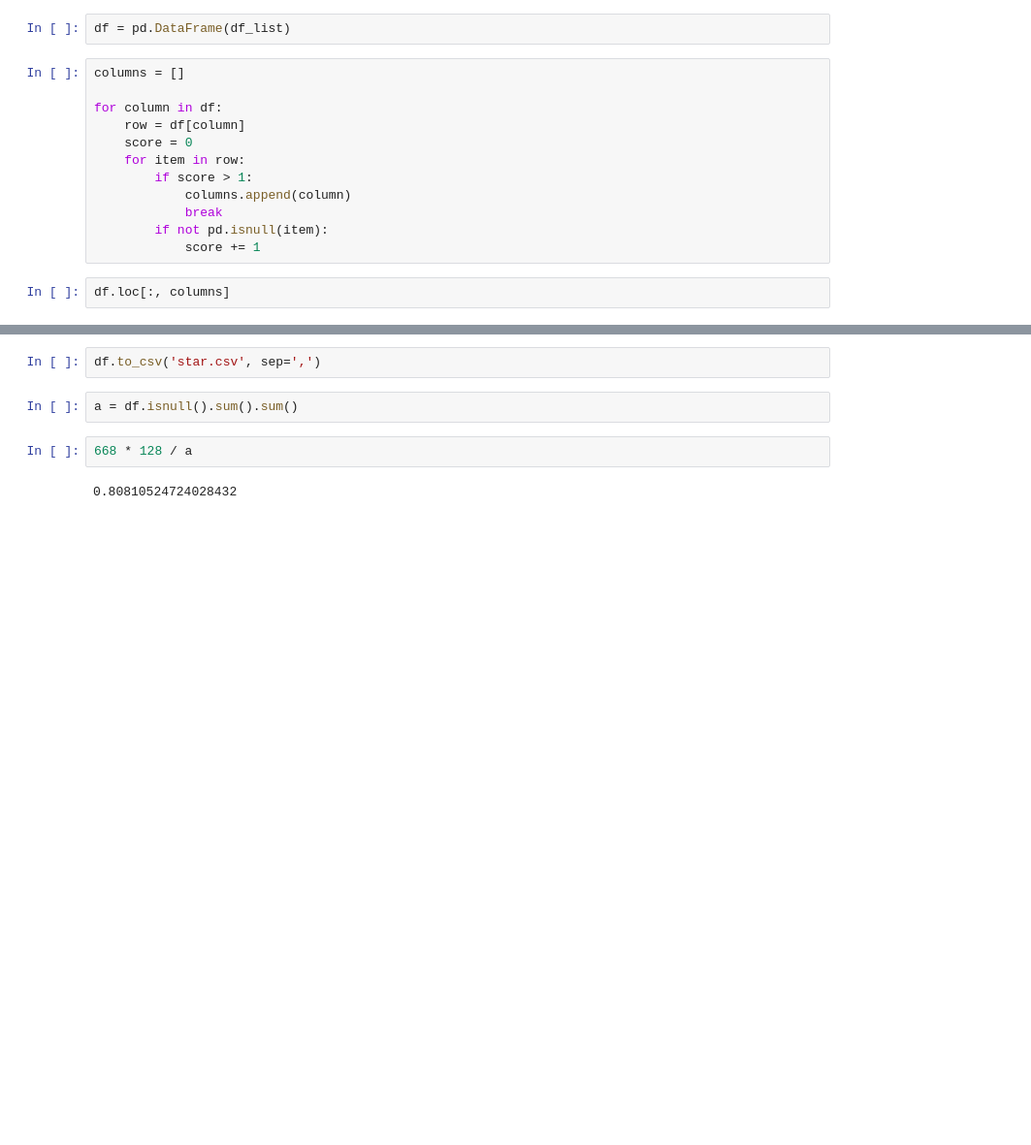
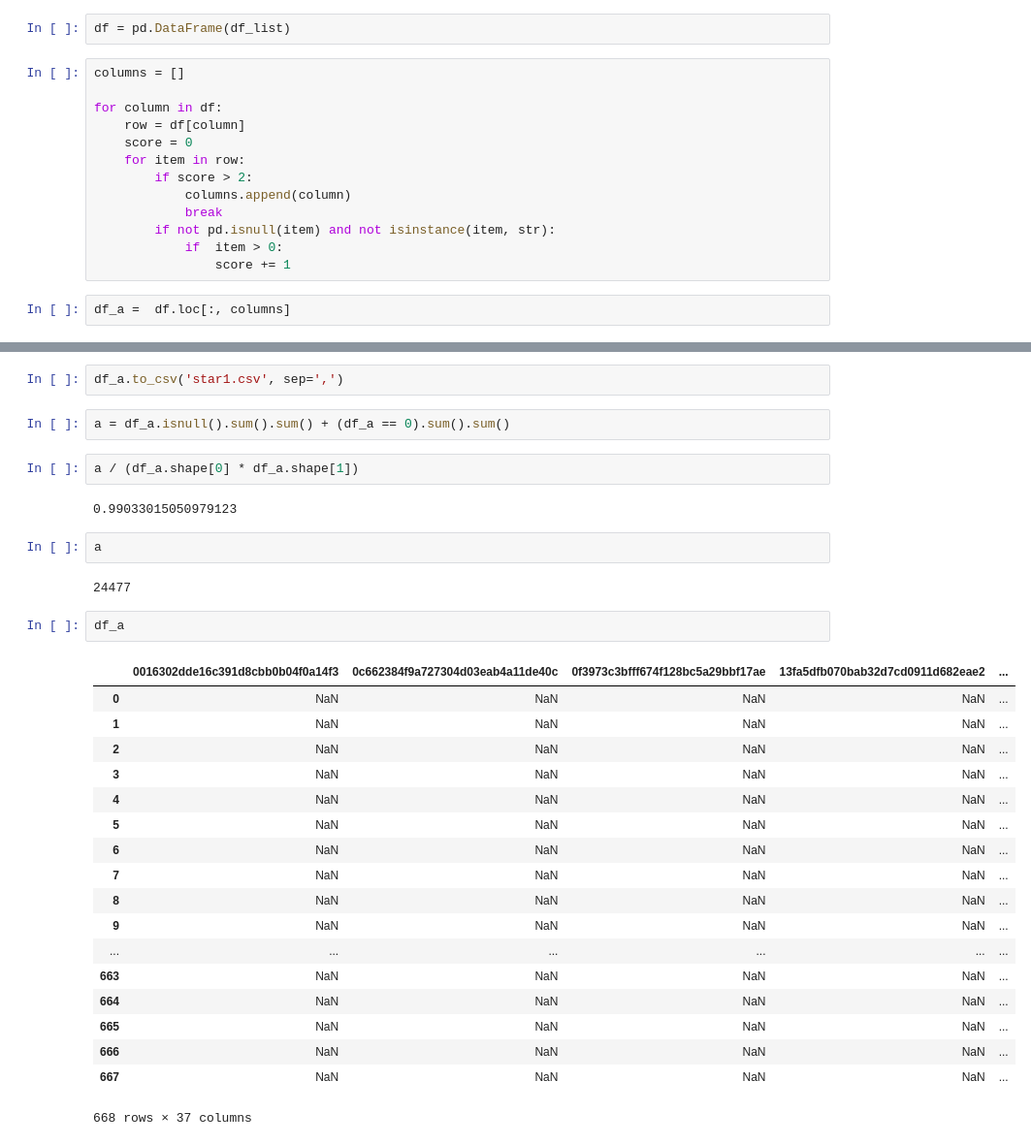
Before and after one commit to gmsdelmundo/bigdatathon-2017, a Jupyter notebook: scrapers/social media/twitter/star.ipynb, the cells around one changed output, grey strips where cells are left out. Shown at 97% size. Cells and saved outputs as stored; diff of their text form; blank space fills up the shorter version.

```diff
--- a/scrapers/social media/twitter/star.ipynb
+++ b/scrapers/social media/twitter/star.ipynb
@@ -102,10 +62,11 @@ for column in df:
     row = df[column]
     score = 0
     for item in row:
-        if score > 1:
+        if score > 2:
             columns.append(column)
             break
-        if not pd.isnull(item):
-            score += 1
+        if not pd.isnull(item) and not isinstance(item, str):
+            if  item > 0:
+                score += 1
 # %%
-df.loc[:, columns]
+df_a =  df.loc[:, columns]
@@ -131,8 +73,33 @@ df.loc[:, columns]
 # %%
-df.to_csv('star.csv', sep=',')
+df_a.to_csv('star1.csv', sep=',')
 # %%
-a = df.isnull().sum().sum()
+a = df_a.isnull().sum().sum() + (df_a == 0).sum().sum()
-# %%
-668 * 128 / a
-# %% [output]
-0.80810524724028432
+# %%
+a / (df_a.shape[0] * df_a.shape[1])
+# %% [output]
+0.99033015050979123
+# %%
+a
+# %% [output]
+24477
+# %%
+df_a
+# %% [output]
+|  | 0016302dde16c391d8cbb0b04f0a14f3 | 0c662384f9a727304d03eab4a11de40c | 0f3973c3bfff674f128bc5a29bbf17ae | 13fa5dfb070bab32d7cd0911d682eae2 | ... |
+| 0 | NaN | NaN | NaN | NaN | ... |
+| 1 | NaN | NaN | NaN | NaN | ... |
+| 2 | NaN | NaN | NaN | NaN | ... |
+| 3 | NaN | NaN | NaN | NaN | ... |
+| 4 | NaN | NaN | NaN | NaN | ... |
+| 5 | NaN | NaN | NaN | NaN | ... |
+| 6 | NaN | NaN | NaN | NaN | ... |
+| 7 | NaN | NaN | NaN | NaN | ... |
+| 8 | NaN | NaN | NaN | NaN | ... |
+| 9 | NaN | NaN | NaN | NaN | ... |
+| ... | ... | ... | ... | ... | ... |
+| 663 | NaN | NaN | NaN | NaN | ... |
+| 664 | NaN | NaN | NaN | NaN | ... |
+| 665 | NaN | NaN | NaN | NaN | ... |
+| 666 | NaN | NaN | NaN | NaN | ... |
+| 667 | NaN | NaN | NaN | NaN | ... |
+668 rows × 37 columns
```
Also changed, not shown: parts of 3 cells of this notebook, 3 other files.
